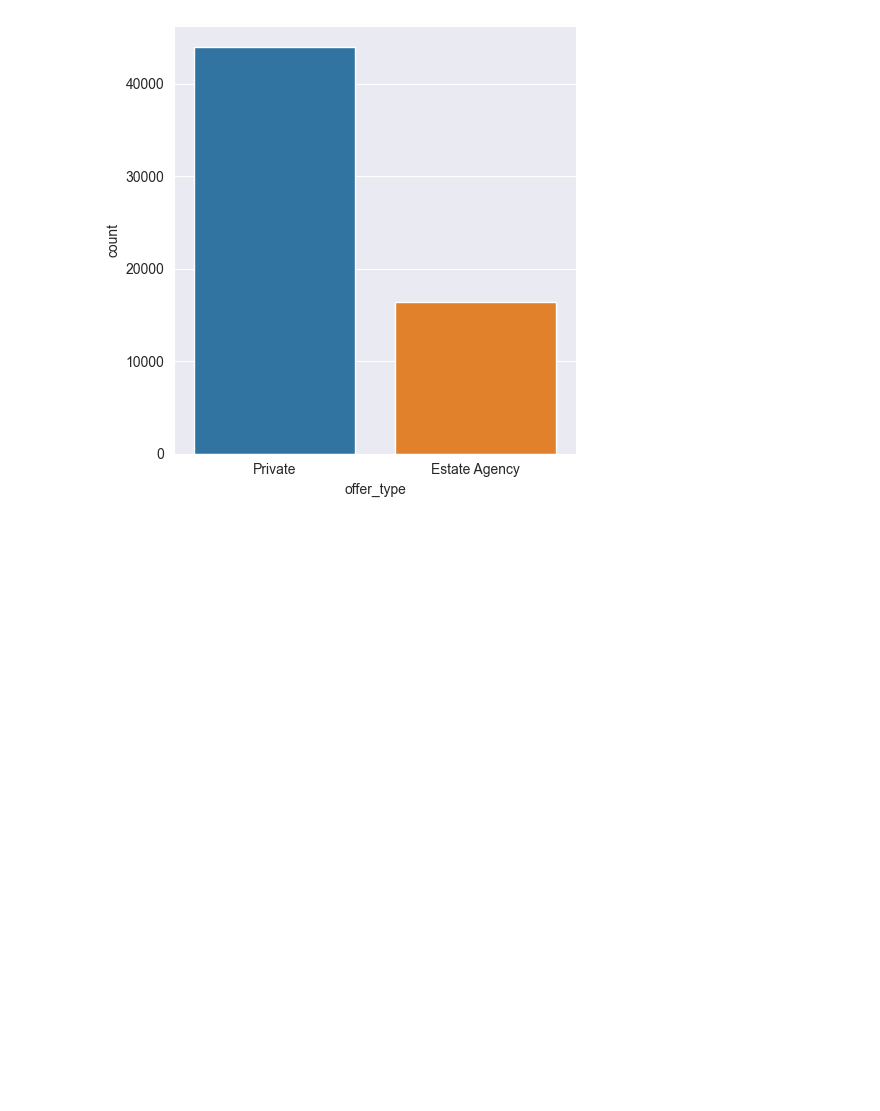
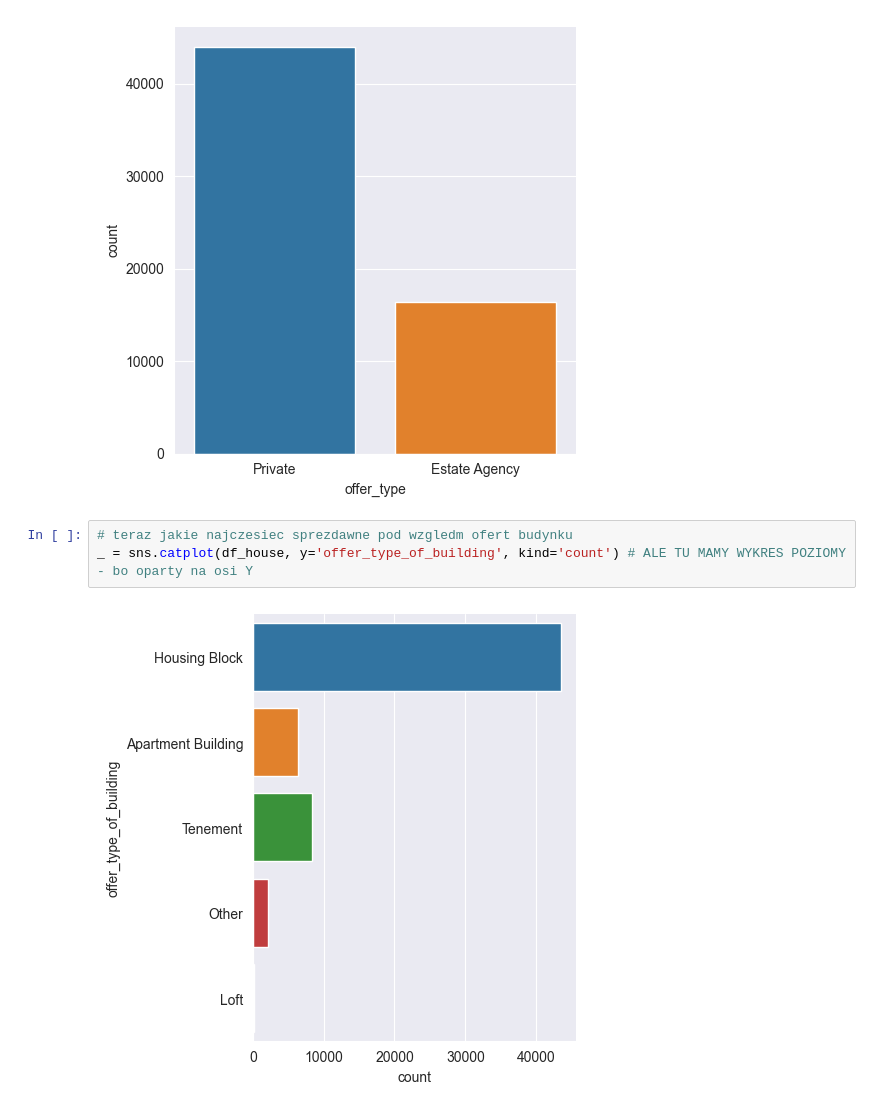
Before and after one commit to PawelWil/AnalizaDanych_BI_Zjazd_09_10_IX, a Jupyter notebook: Kod/04_seaborn_WYKRESY_ZŁOŻONE/05_praca_z_danymi.ipynb, the cells around one changed output. Drawn from its saved outputs; the diff is of its cells as text; blank space fills up the shorter version.

```diff
--- a/Kod/04_seaborn_WYKRESY_ZŁOŻONE/05_praca_z_danymi.ipynb
+++ b/Kod/04_seaborn_WYKRESY_ZŁOŻONE/05_praca_z_danymi.ipynb
@@ -74,3 +78,8 @@ _ = sns.catplot(df_house, x='rooms', kind='count')
 _ = sns.catplot(df_house, x='offer_type', kind='count')
 # %% [output]
 [figure]
+# %%
+# teraz jakie najczesiec sprezdawne pod wzgledm ofert budynku
+_ = sns.catplot(df_house, y='offer_type_of_building', kind='count') # ALE TU MAMY WYKRES POZIOMY - bo oparty na osi Y
+# %% [output]
+[figure, added]
```
Also changed, not shown: parts of 6 cells of this notebook.
